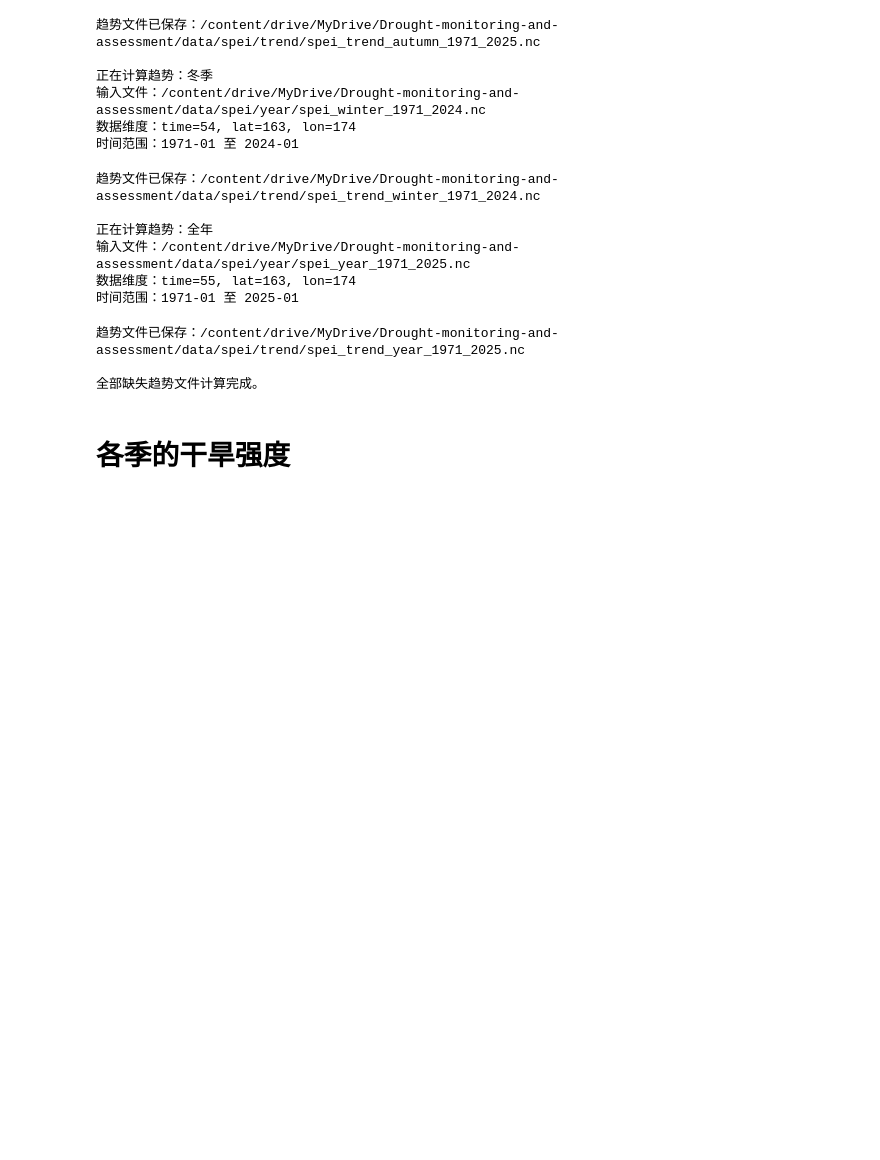
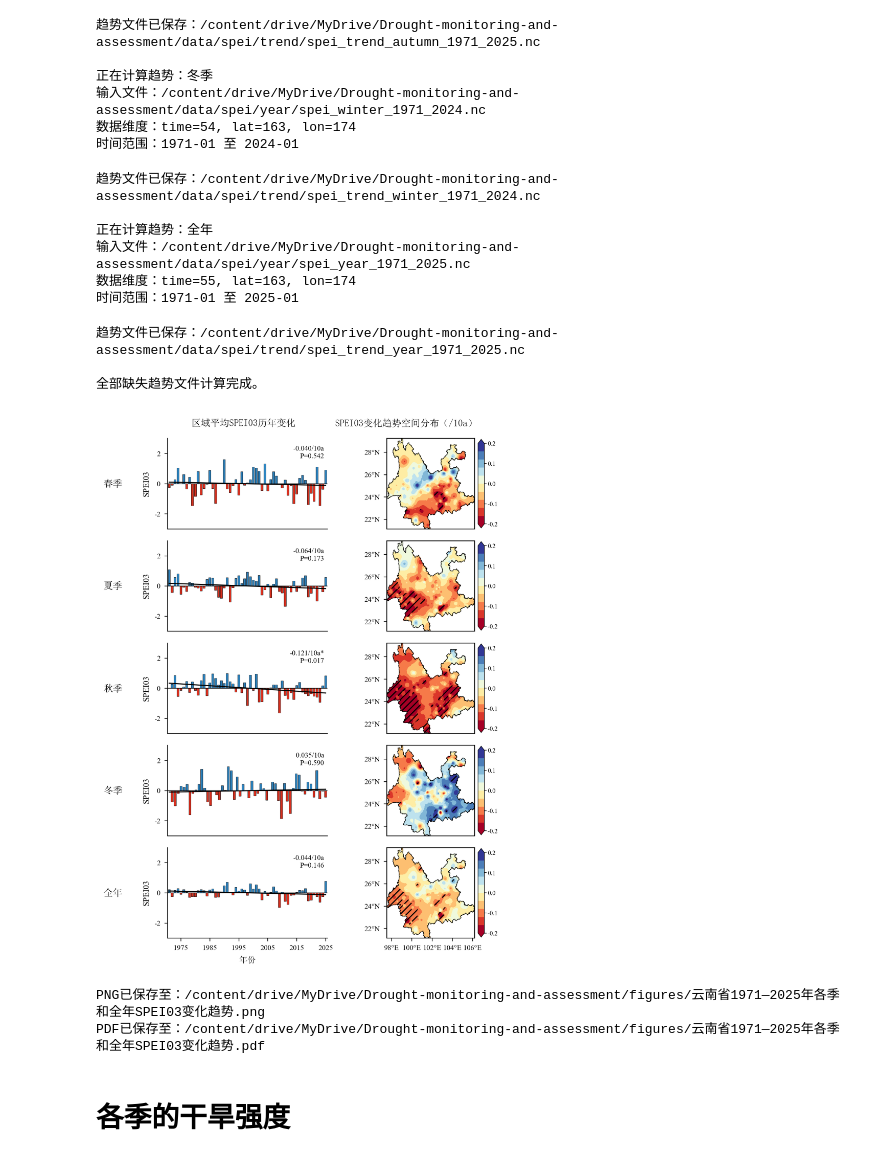
Before and after one commit to hongxu-yn/Drought-monitoring-and-assessment, a Jupyter notebook: src/气象干旱时空格局.ipynb, the cells around one changed output. Drawn from its saved outputs; the diff is of its cells as text; code cells hidden in the pictures; blank space fills up the shorter version.

```diff
--- a/src/气象干旱时空格局.ipynb
+++ b/src/气象干旱时空格局.ipynb
@@ -1951,13 +2053,13 @@ yticks = [22, 24, 26, 28]
 # 4. 色带与分级
 #    这里绘制 slope_10a，单位为 SPEI03 / 10a
 # =====================================================
-vmin, vmax = -1.0, 1.0
-levels = np.linspace(vmin, vmax, 21)
+vmin, vmax = -0.2, 0.2
+levels = np.linspace(vmin, vmax, 11)   # 10个区间，需要11个边界点
 
 cmap = plt.get_cmap("RdYlBu")
 norm = mpl.colors.BoundaryNorm(levels, ncolors=cmap.N, clip=True)
 
-cbar_ticks = [-1.0, -0.5, 0.0, 0.5, 1.0]
+cbar_ticks = [-0.2, -0.1, 0.0, 0.1, 0.2]
 
 
 # =====================================================
@@ -2307,33 +2409,37 @@ fig.text(
     ha="center",
     va="top",
     fontproperties=font_zh,
     fontsize=9
 )
 
 fig.text(
     0.715,
     0.985,
     "SPEI03变化趋势空间分布（/10a）",
     ha="center",
     va="top",
     fontproperties=font_zh,
     fontsize=9
 )
 
 
 # =====================================================
 # 9. 保存
 # =====================================================
 out_png = fig_dir / f"云南省{startyear}—{endyear}年各季和全年SPEI03变化趋势.png"
 out_pdf = fig_dir / f"云南省{startyear}—{endyear}年各季和全年SPEI03变化趋势.pdf"
 
 fig.savefig(out_png, dpi=300, bbox_inches="tight")
 fig.savefig(out_pdf, dpi=300, bbox_inches="tight")
 
 plt.show()
 
 print(f"PNG已保存至：{out_png}")
 print(f"PDF已保存至：{out_pdf}")
+# %% [output]
+[figure, added]
+PNG已保存至：/content/drive/MyDrive/Drought-monitoring-and-assessment/figures/云南省1971—2025年各季和全年SPEI03变化趋势.png
+PDF已保存至：/content/drive/MyDrive/Drought-monitoring-and-assessment/figures/云南省1971—2025年各季和全年SPEI03变化趋势.pdf
 # %% [markdown]
 # 各季的干旱强度
 # %%
```
Also changed, not shown: parts of 8 cells of this notebook.
